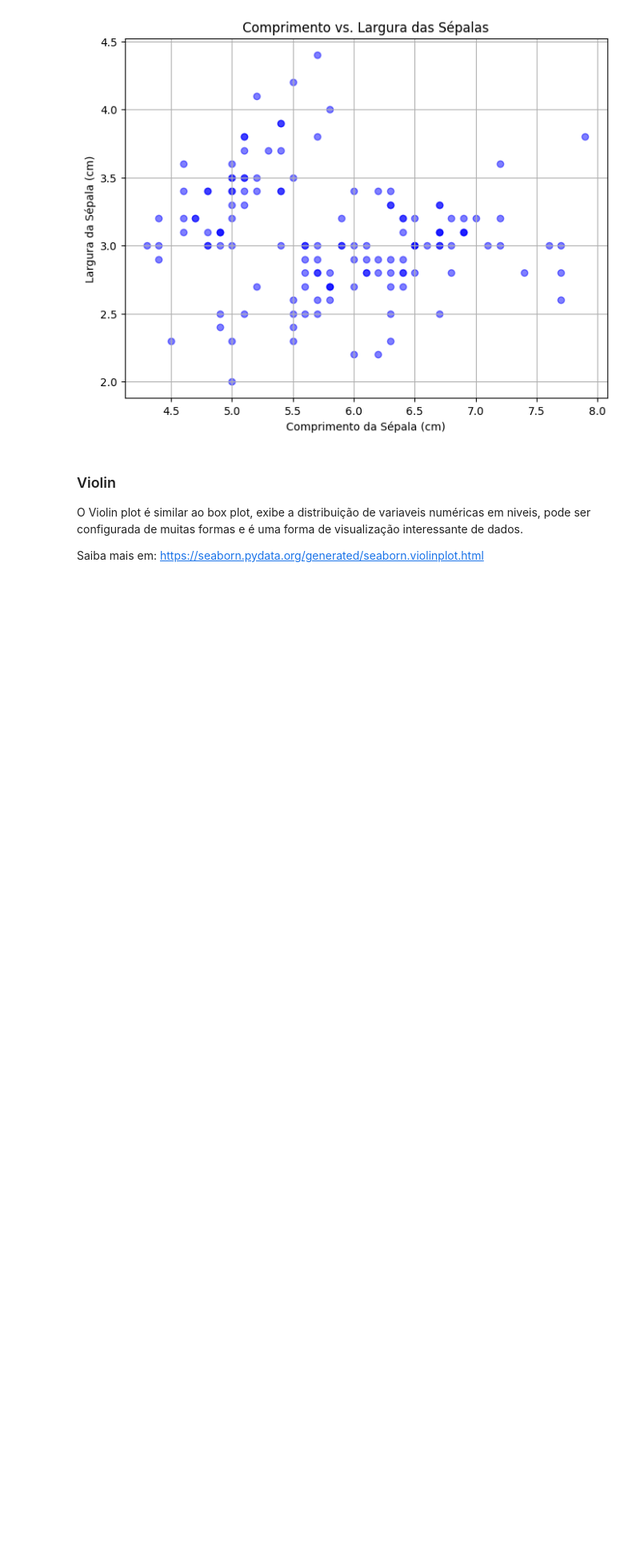
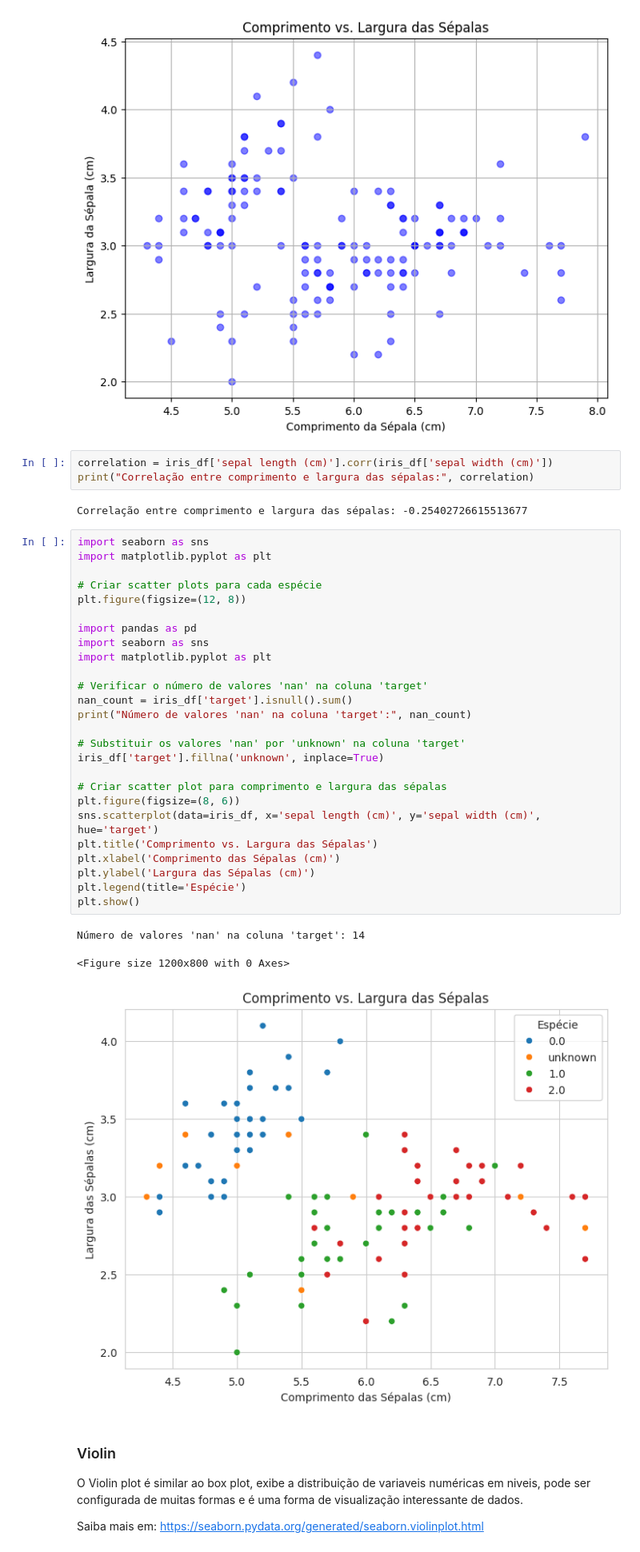
Before and after one commit to SamaraMoreira/IA, a Jupyter notebook: Lab1SamaraMoreira.ipynb, the cells around one changed output. Shown at 80% size. Cells and saved outputs as stored; diff of their text form; blank space fills up the shorter version.

```diff
--- a/Lab1SamaraMoreira.ipynb
+++ b/Lab1SamaraMoreira.ipynb
@@ -745,6 +756,41 @@ plt.grid(True)
 plt.show()
 # %% [output]
 [figure]
+# %%
+correlation = iris_df['sepal length (cm)'].corr(iris_df['sepal width (cm)'])
+print("Correlação entre comprimento e largura das sépalas:", correlation)
+# %% [output]
+Correlação entre comprimento e largura das sépalas: -0.25402726615513677
+# %%
+import seaborn as sns
+import matplotlib.pyplot as plt
+
+# Criar scatter plots para cada espécie
+plt.figure(figsize=(12, 8))
+
+import pandas as pd
+import seaborn as sns
+import matplotlib.pyplot as plt
+
+# Verificar o número de valores 'nan' na coluna 'target'
+nan_count = iris_df['target'].isnull().sum()
+print("Número de valores 'nan' na coluna 'target':", nan_count)
+
+# Substituir os valores 'nan' por 'unknown' na coluna 'target'
+iris_df['target'].fillna('unknown', inplace=True)
+
+# Criar scatter plot para comprimento e largura das sépalas
+plt.figure(figsize=(8, 6))
+sns.scatterplot(data=iris_df, x='sepal length (cm)', y='sepal width (cm)', hue='target')
+plt.title('Comprimento vs. Largura das Sépalas')
+plt.xlabel('Comprimento das Sépalas (cm)')
+plt.ylabel('Largura das Sépalas (cm)')
+plt.legend(title='Espécie')
+plt.show()
+# %% [output]
+Número de valores 'nan' na coluna 'target': 14
+<Figure size 1200x800 with 0 Axes>
+[figure, added]
 # %% [markdown]
 ### Violin
 
```
Also changed, not shown: parts of 5 cells of this notebook.
